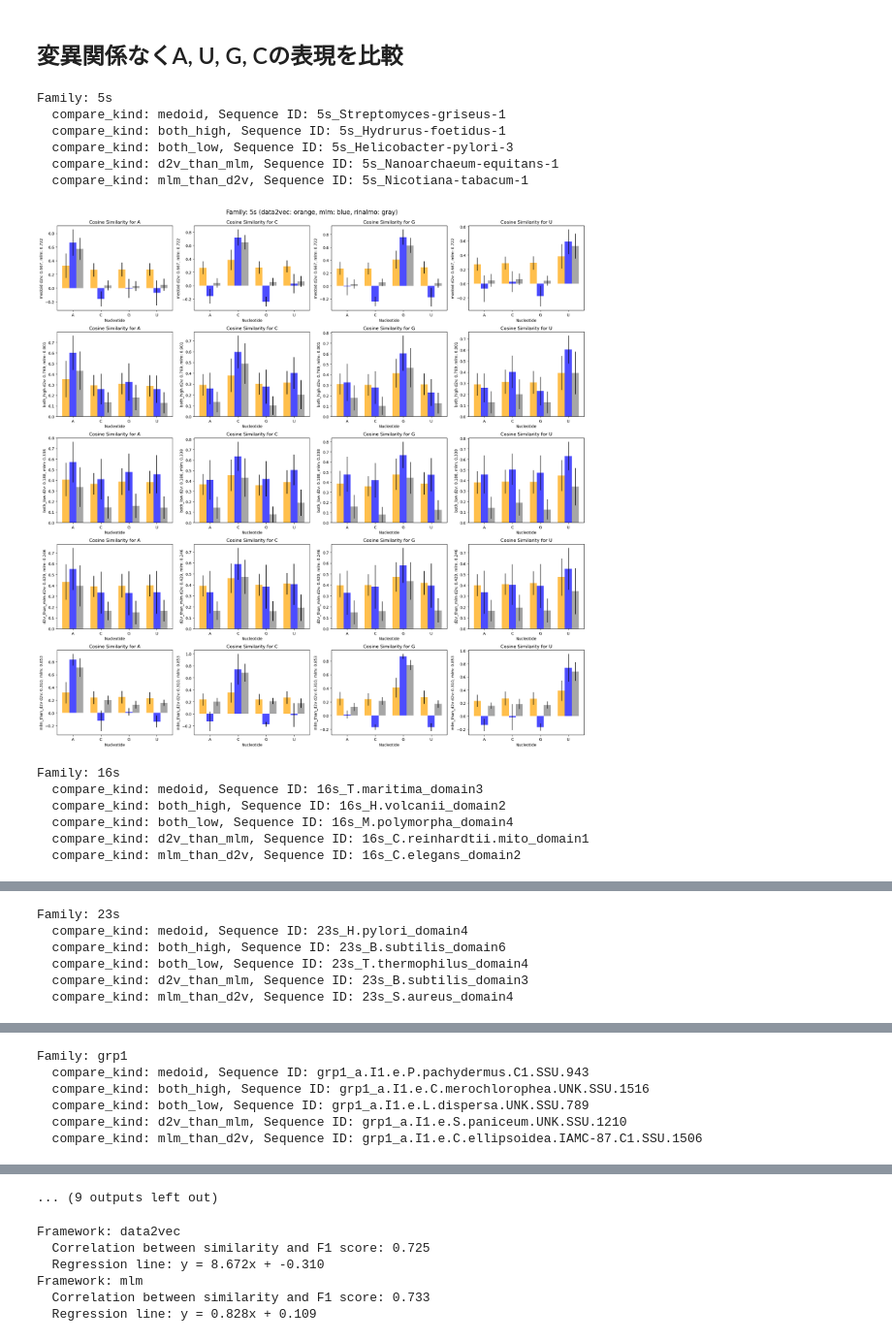
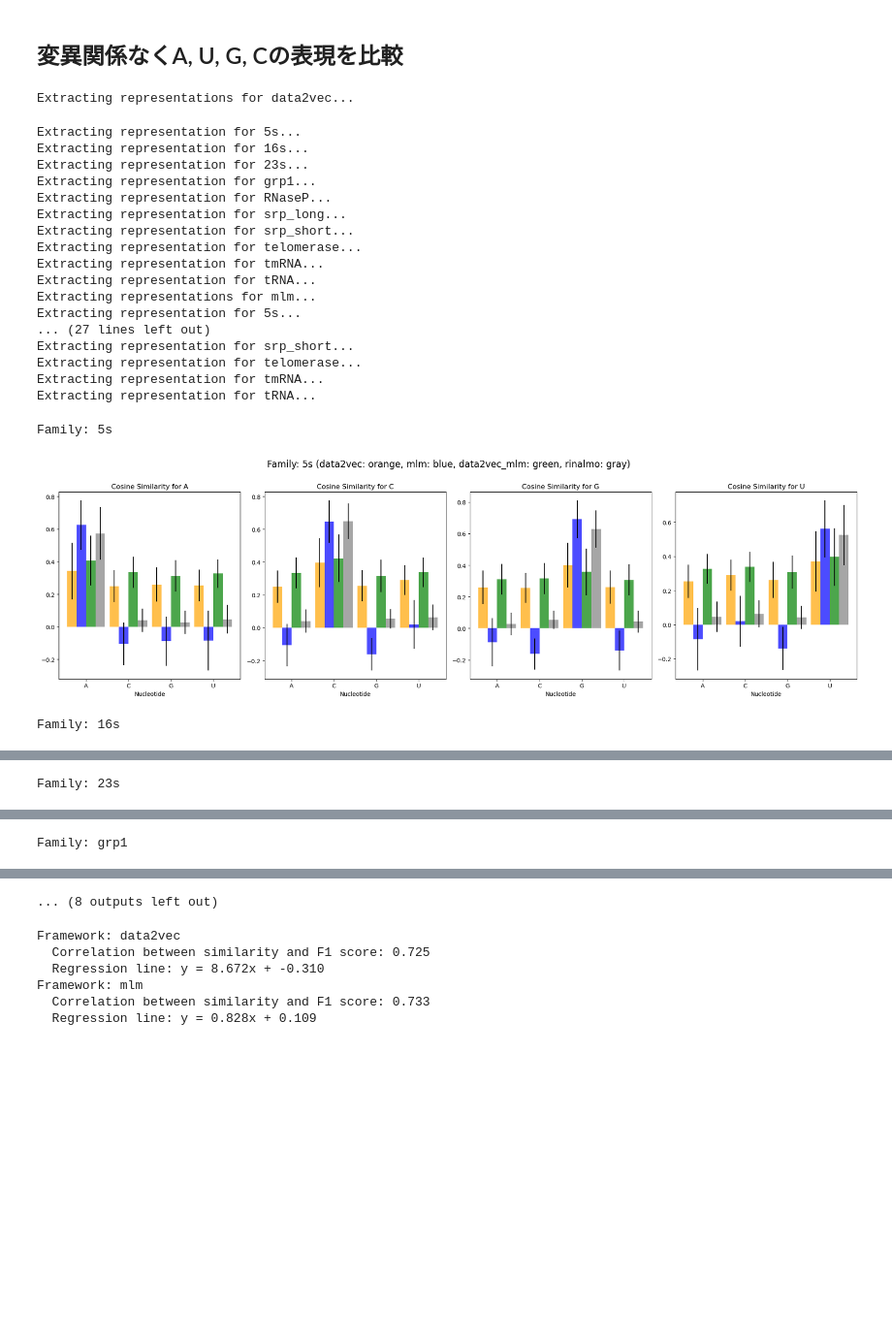
Before and after one commit to milktea484/MLMvsData2vec, a Jupyter notebook: notebook/repr_analysis.ipynb, the cells around one changed output, grey strips where cells are left out. Shown at 97% size. Saved outputs shown, nothing was run; the diff lists cells and outputs as text; code cells hidden in the pictures; blank space fills up the shorter version.

```diff
--- a/notebook/repr_analysis.ipynb
+++ b/notebook/repr_analysis.ipynb
@@ -73,7 +77,7 @@ metadata = {
     "mlm_score": 0.0,
 }
 
-fam_representatives = {}
+fam_representatives = {fam: {} for fam in family}
 
 # compare_kinds = {
 #     "both_high": copy.deepcopy(metadata),
@@ -220,20 +246,24 @@ for fam in family:
 
     seq_id = fam_csv[fam_csv["sequence"] == medoid_seq]["id"].values[0]
 
-    fam_representatives[fam]["medoid"] = {
+    fam_representatives[fam] = {
         "id": seq_id,
     }
 # %% [markdown]
 ## 変異関係なくA, U, G, Cの表現を比較
 # %%
+from tqdm import tqdm
+
 # 配列表現の抽出
 family_representatives = {}
 for framework_name in frameworks:
+    print(f"Extracting representations for {framework_name}...")
     if framework_name == "rinalmo":
         with h5py.File(framework_path_dict[framework_name], "r") as hdf:
             # 比較対象とする配列の読み込み
             family_representatives[framework_name] = {fam: {} for fam in family}
             for fam in family:
+                print(f"Extracting representation for {fam}...")
                 seq_id = fam_representatives[fam]["id"]
                 family_representatives[framework_name][fam] = {
                     "seq_id": seq_id,
@@ -247,19 +277,19 @@ for framework_name in frameworks:
     else:
         family_representatives[framework_name] = {fam: {} for fam in family}
 
-        seq_list = [seq_id for fam in family for seq_id in fam_representatives[fam]["id"]]
         seq_dict = {fam: {} for fam in family}
 
         for fam in family:
             seq_dict[fam]["seq_id"] = fam_representatives[fam]["id"]
-            for batch in models[framework_name]["dataloader"]:
-                assert len(batch["seq_id"]) == 1, "Batch size should be 1 for representation extraction."
-                batch_seq_id = batch["seq_id"][0]
+            for batch in tqdm(models[framework_name]["dataloader"]):
+                assert len(batch["seq_ids"]) == 1, "Batch size should be 1 for representation extraction."
+                batch_seq_id = batch["seq_ids"][0]
                 if batch_seq_id == seq_dict[fam]["seq_id"]:
                     seq_dict[fam]["batch"] = batch
                     break
 
         for fam, seq_info in seq_dict.items():
+            print(f"Extracting representation for {fam}...")
             seq_id = seq_info["seq_id"]
             representation = models[framework_name]["model"]._test(seq_info["batch"])["repr"] # B x L x E
 
@@ -270,6 +300,25 @@ for framework_name in frameworks:
                 ].values[0],
                 "representation": representation.squeeze(0).detach(),  # L x E
             }
+# %% [output]
+Extracting representations for data2vec...
+Extracting representation for 5s...
+Extracting representation for 16s...
+Extracting representation for 23s...
+Extracting representation for grp1...
+Extracting representation for RNaseP...
+Extracting representation for srp_long...
+Extracting representation for srp_short...
+Extracting representation for telomerase...
+Extracting representation for tmRNA...
+Extracting representation for tRNA...
+Extracting representations for mlm...
+Extracting representation for 5s...
+... (27 lines left out)
+Extracting representation for srp_short...
+Extracting representation for telomerase...
+Extracting representation for tmRNA...
+Extracting representation for tRNA...
 # %%
 # ファミリーごとに選ばれた配列について，A, C, G, T のそれぞれの塩基の表現が，他の塩基とどの程度似ているかを計算する
 
@@ -281,7 +330,7 @@ all_results = {
 }
 for fam in family:
     print(f"Family: {fam}")
-    fig, axes = plt.subplots(1, 4, figsize=(4, 20))  # (compare_kinds, nucleotides)
+    fig, axes = plt.subplots(1, 4, figsize=(20, 6))  # (compare_kinds, nucleotides)
     x = np.arange(len(nucleotides)) * (1.0 + 0.125 * (len(frameworks) - 3))
     width_base = 0.25
     width = width_base * len(frameworks)
@@ -318,7 +367,7 @@ for fam in family:
 
         for idx, nt in enumerate(nucleotides):
             for idx2, nt2 in enumerate(nucleotides):
-                nt_comparison[nt][nt2] = torch.cat(nt_comparison[nt][nt2]).numpy()
+                nt_comparison[nt][nt2] = torch.cat(nt_comparison[nt][nt2]).detach().cpu().numpy()
 
                 all_results[framework_name][nt][nt2].append(
                     nt_comparison[nt][nt2]
@@ -333,7 +382,7 @@ for fam in family:
                     (len(frameworks) - 1) / 2
                 ) + width_base * frameworks.index(framework_name)
 
-                axes[0, idx].bar(
+                axes[idx].bar(
                     x[idx2] + coodinate,
                     mean_cosine_similarity,
                     width=width_base,
@@ -342,13 +391,13 @@ for fam in family:
                     color=framework_colors[framework_name],
                 )
 
-            axes[0, idx].set_title(f"Cosine Similarity for {nt}")
-            axes[0, idx].set_xlabel("Nucleotide")
-            # axes[0, idx].set_ylabel(
+            axes[idx].set_title(f"Cosine Similarity for {nt}")
+            axes[idx].set_xlabel("Nucleotide")
+            # axes[idx].set_ylabel(
             #     f"d2v: {fam_representatives[fam]['data2vec_score']:.3f}, mlm: {fam_representatives[fam]['mlm_score']:.3f}"
             # )
-            axes[0, idx].set_xticks(x)
-            axes[0, idx].set_xticklabels(nucleotides)
+            axes[idx].set_xticks(x)
+            axes[idx].set_xticklabels(nucleotides)
 
     # 類似度の結果を図示
     plt.suptitle(
@@ -356,7 +405,7 @@ for fam in family:
         fontsize=16,
     )
     plt.tight_layout()
-    plt.subplots_adjust(top=0.95)  # タイトルとグラフの間隔を調整
+    plt.subplots_adjust(top=0.85)  # タイトルとグラフの間隔を調整
     plt.show()
 
 
@@ -383,42 +432,32 @@ for fam in family:
 #                 coodinate = -width_base * (
 #                     (len(frameworks) - 1) / 2
 #                 ) + width_base * frameworks.index(framework_name)
 #                 color = framework_colors[framework_name]
 
 #                 axes[compare_idx, idx].bar(
 #                     x[idx2] + coodinate,
 #                     mean_cosine_similarity,
 #                     width=width_base,
 #                     yerr=std_cosine_similarity,
 #                     alpha=0.7,
 #                     color=color,
 #                 )
 
 #         axes[compare_idx, idx].set_title(f"Cosine Similarity for {nt}")
 #         axes[compare_idx, idx].set_xlabel("Nucleotide")
 #         axes[compare_idx, idx].set_ylabel(f"{compare_kind}")
 #         axes[compare_idx, idx].set_xticks(x)
 #         axes[compare_idx, idx].set_xticklabels(nucleotides)
 
 
 # plt.suptitle(
 #     f"Overall Comparison ({', '.join([f'{f}: {framework_colors[f]}' for f in frameworks])})",
 #     fontsize=16,
 # )
 # plt.tight_layout()
 # plt.subplots_adjust(top=0.95)  # タイトルとグラフの間隔を調整
 # plt.show()
 # %% [output]
 Family: 5s
-  compare_kind: medoid, Sequence ID: 5s_Streptomyces-griseus-1
-  compare_kind: both_high, Sequence ID: 5s_Hydrurus-foetidus-1
-  compare_kind: both_low, Sequence ID: 5s_Helicobacter-pylori-3
-  compare_kind: d2v_than_mlm, Sequence ID: 5s_Nanoarchaeum-equitans-1
-  compare_kind: mlm_than_d2v, Sequence ID: 5s_Nicotiana-tabacum-1
-[figure, old version]
+[figure, new version]
 Family: 16s
-  compare_kind: medoid, Sequence ID: 16s_T.maritima_domain3
-  compare_kind: both_high, Sequence ID: 16s_H.volcanii_domain2
-  compare_kind: both_low, Sequence ID: 16s_M.polymorpha_domain4
-  compare_kind: d2v_than_mlm, Sequence ID: 16s_C.reinhardtii.mito_domain1
-  compare_kind: mlm_than_d2v, Sequence ID: 16s_C.elegans_domain2
@@ -426,6 +465 @@ Family: 16s
 Family: 23s
-  compare_kind: medoid, Sequence ID: 23s_H.pylori_domain4
-  compare_kind: both_high, Sequence ID: 23s_B.subtilis_domain6
-  compare_kind: both_low, Sequence ID: 23s_T.thermophilus_domain4
-  compare_kind: d2v_than_mlm, Sequence ID: 23s_B.subtilis_domain3
-  compare_kind: mlm_than_d2v, Sequence ID: 23s_S.aureus_domain4
@@ -433,6 +467 @@ Family: 23s
 Family: grp1
-  compare_kind: medoid, Sequence ID: grp1_a.I1.e.P.pachydermus.C1.SSU.943
-  compare_kind: both_high, Sequence ID: grp1_a.I1.e.C.merochlorophea.UNK.SSU.1516
-  compare_kind: both_low, Sequence ID: grp1_a.I1.e.L.dispersa.UNK.SSU.789
-  compare_kind: d2v_than_mlm, Sequence ID: grp1_a.I1.e.S.paniceum.UNK.SSU.1210
-  compare_kind: mlm_than_d2v, Sequence ID: grp1_a.I1.e.C.ellipsoidea.IAMC-87.C1.SSU.1506
@@ -454,4 +473,4 @@ Family: srp_long
-... (9 outputs left out)
+... (8 outputs left out)
 # %%
 # 各配列について，ACGUに対応する類似度の分散と，その配列の予測精度との関係を散布図で示す
 frameworks = ["data2vec", "mlm"]
```
Also changed, not shown: parts of 3 cells of this notebook, 2 other files.
